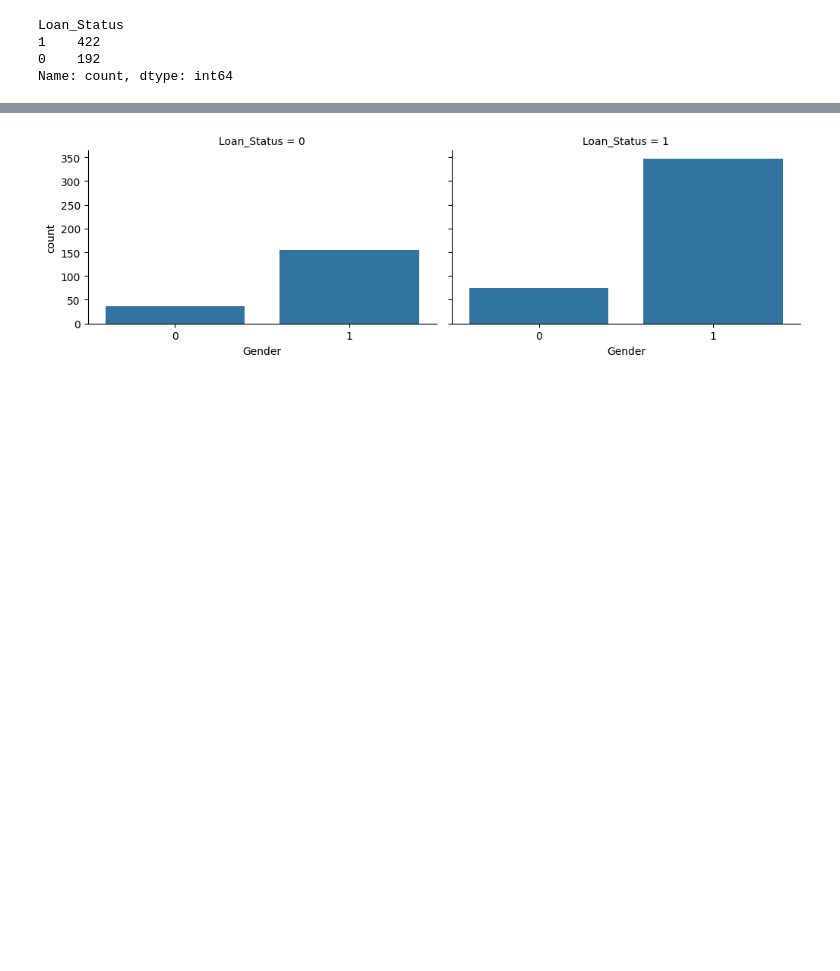
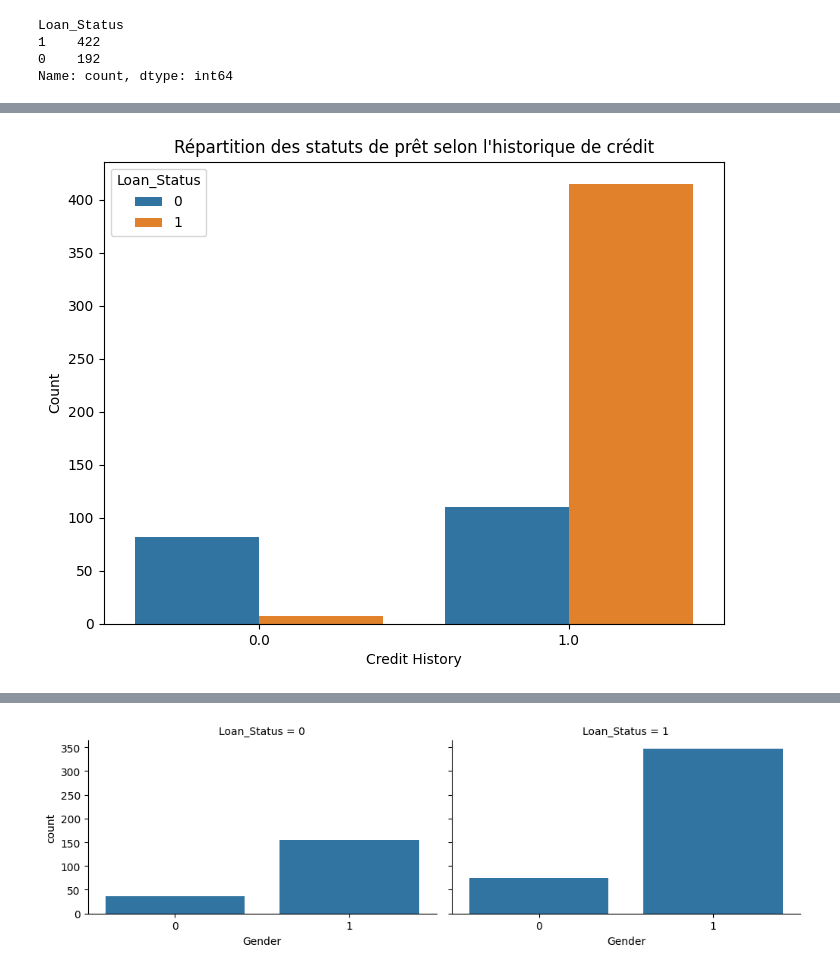
Before and after one commit to Ramsesocho/PredictionCreditBancaire, a Jupyter notebook: CreditModel.ipynb, the cells around one changed output, grey strips where cells are left out. Cells and saved outputs as stored; diff of their text form; code cells hidden in the pictures; blank space fills up the shorter version.

```diff
--- a/CreditModel.ipynb
+++ b/CreditModel.ipynb
@@ -301 +205,13 @@ df
+# %%
+import seaborn as sns
+
+# Relation entre le statut du prêt et l'historique de crédit
+plt.figure(figsize=(8, 6))
+sns.countplot(data=df, x='Credit_History', hue='Loan_Status')
+plt.xlabel('Credit History')
+plt.ylabel('Count')
+plt.title('Répartition des statuts de prêt selon l\'historique de crédit')
+plt.show()
+# %% [output]
+[figure, added]
 # %%
```
Also changed, not shown: parts of 47 cells of this notebook, 1 other file.
